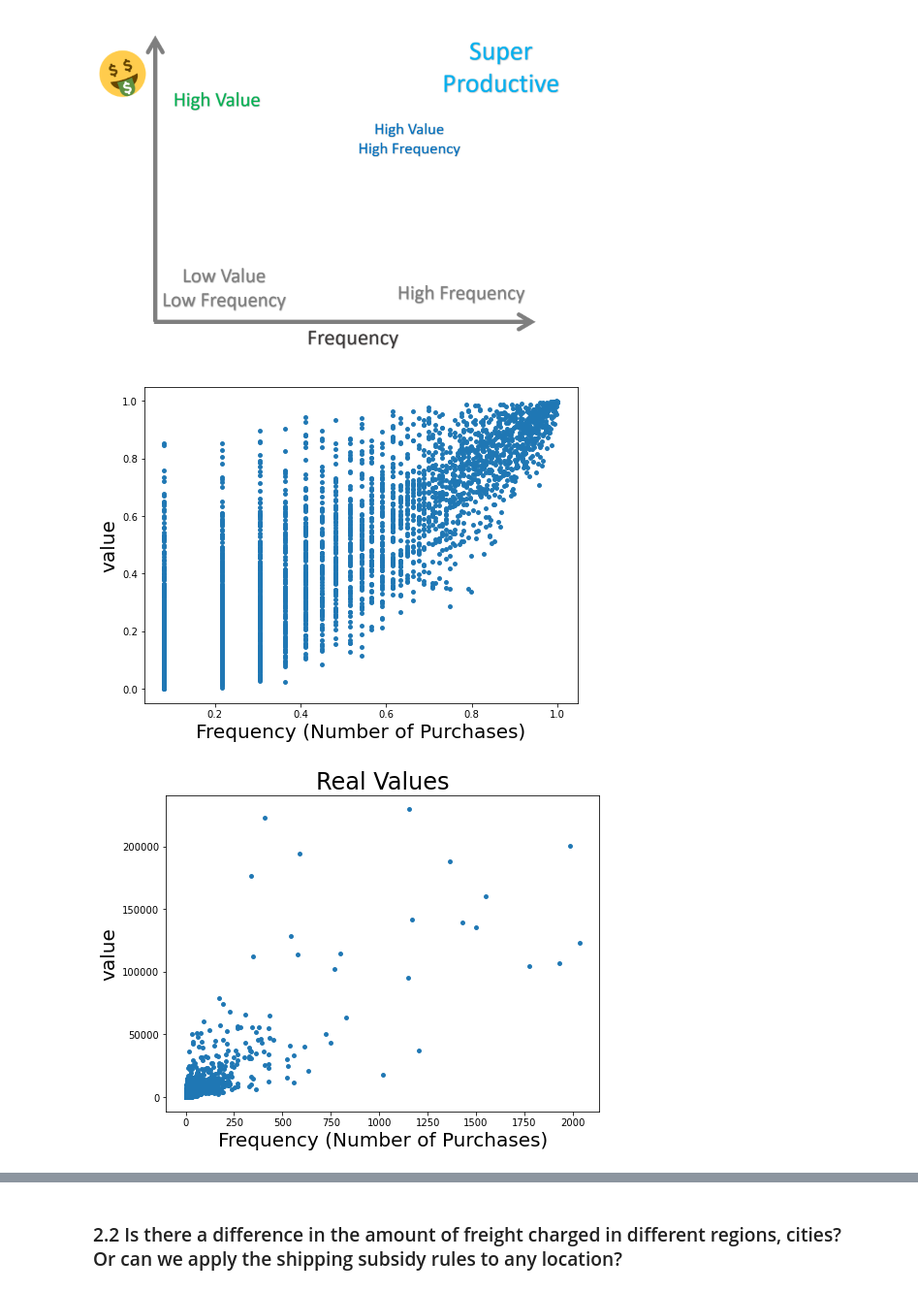
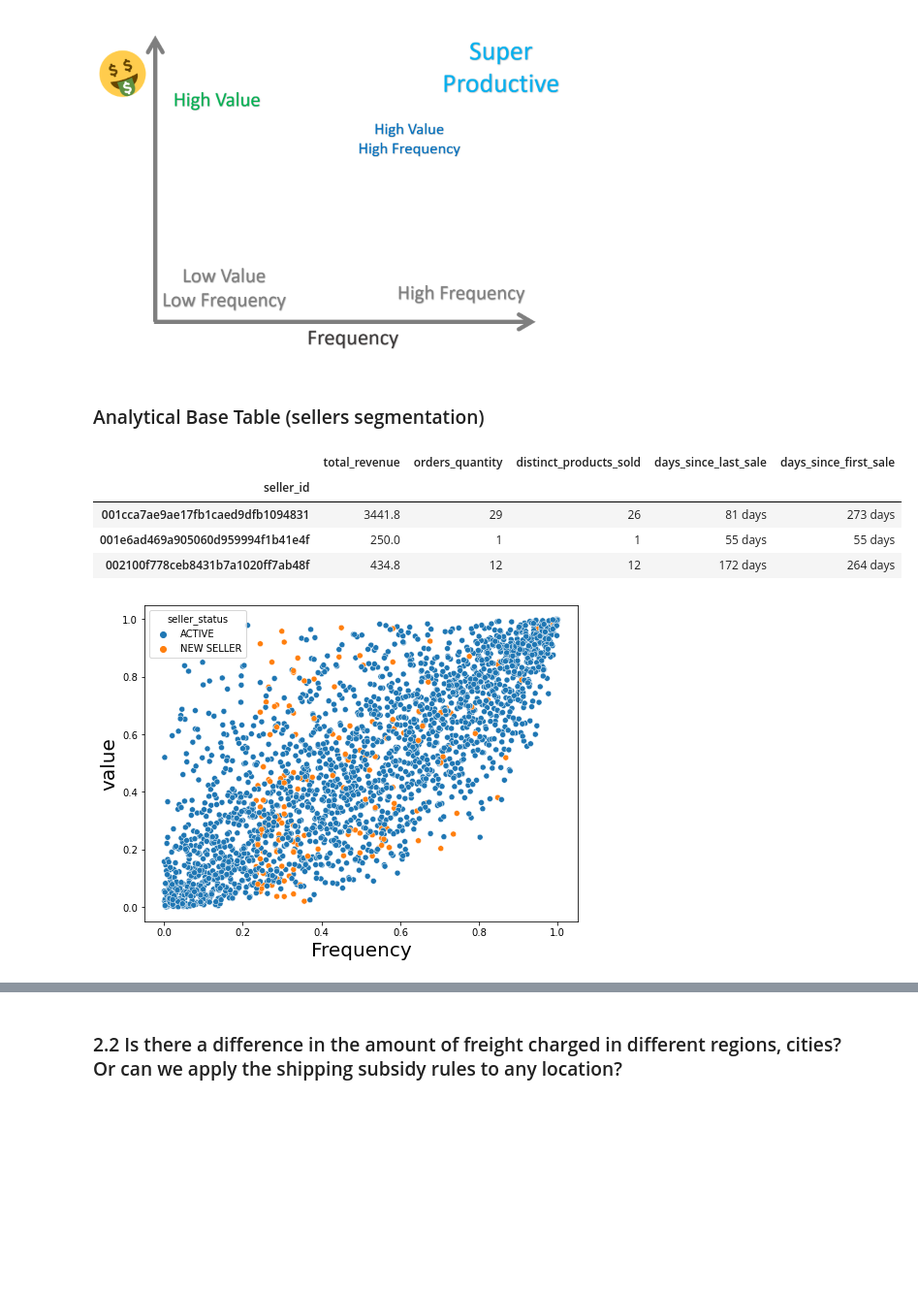
Before and after one commit to pauloreis-ds/olist, a Jupyter notebook: business_questions_insights/notebooks/1.0-pr-data-analysis-postgresql.ipynb, the cells around one changed output, grey strips where cells are left out. Shown at 97% size. Drawn from its saved outputs; the diff is of its cells as text; code cells hidden in the pictures; blank space fills up the shorter version.

```diff
--- a/business_questions_insights/notebooks/1.0-pr-data-analysis-postgresql.ipynb
+++ b/business_questions_insights/notebooks/1.0-pr-data-analysis-postgresql.ipynb
@@ -512,19 +498,29 @@ Image("../images/type_of_sellers.PNG", width=500)
 # %% [output]
 [figure]
 # %%
-# amount_sold_brl revenue Value*
-sellers_productivity_df.groupby("seller_id")["price"].sum()
+# amount_sold_brl revenue - Value*
+total_revenue = sellers_productivity_df.groupby("seller_id")["price"].sum()
+total_revenue.name = "total_revenue"
+
 # sales_quantity "False Frequency"
-sellers_productivity_df.groupby("seller_id")["order_id"].count()
-# distinct_products_quantity
-sellers_productivity_df.groupby("seller_id")["order_id"].nunique()
-# days_since_last_sale Recency*
-pd.to_datetime(sellers_productivity_df.groupby("seller_id")["order_approved_at"].max()).dt.date.apply(lambda x: NOWADAY - x)
-# days_since_first_sale
-pd.to_datetime(sellers_productivity_df.groupby("seller_id")["order_approved_at"].min()).dt.date.apply(lambda x: NOWADAY - x)
-# Frequency*
+orders_quantity = sellers_productivity_df.groupby("seller_id")["order_id"].count()
+orders_quantity.name = "orders_quantity"
 
-# amount_sold_brl revenue percentile rank
-sellers_productivity_df.groupby("seller_id")["price"].sum().rank(pct=True)
 #
-sellers_productivity_df.groupby("seller_id")["order_id"].count().rank(pct=True)
+distinct_products_sold = sellers_productivity_df.groupby("seller_id")["order_id"].nunique()
+distinct_products_sold.name = "distinct_products_sold"
+
+# Recency*
+days_since_last_sale = pd.to_datetime(sellers_productivity_df.groupby("seller_id")["order_approved_at"].max()).dt.date.apply(lambda x: NOWADAY - x)
+days_since_last_sale.name = "days_since_last_sale"
+
+# days in the database "Enrollment"
+days_since_first_sale = pd.to_datetime(sellers_productivity_df.groupby("seller_id")["order_approved_at"].min()).dt.date.apply(lambda x: NOWADAY - x)
+days_since_first_sale.name = "days_since_first_sale"
+
+# # amount_sold_brl revenue percentile rank
+# sellers_productivity_df.groupby("seller_id")["price"].sum().rank(pct=True)
+
+# # Quantity of Days Divided by Number of Purchases - Frequency*
+# (pd.to_datetime(sellers_productivity_df.groupby("seller_id")["order_approved_at"].min()).dt.date.apply(lambda x: NOWADAY - x)/
+#  sellers_productivity_df.groupby("seller_id")["order_id"].count()).rank(pct=True)
@@ -537,0 +527,13 @@ f = sellers_productivity_df.groupby("seller_id")["order_id"].count()
+# %% [markdown]
+### Analytical Base Table (sellers segmentation)
+# %%
+dfs = [total_revenue, orders_quantity, distinct_products_sold, days_since_last_sale, days_since_first_sale]
+sellers_sgmt_abt = reduce(lambda left,right: pd.merge(left,right,on='seller_id'), dfs)
+
+sellers_sgmt_abt.head(3)
+# %% [output]
+|  | total_revenue | orders_quantity | distinct_products_sold | days_since_last_sale | days_since_first_sale |
+| seller_id |  |  |  |  |  |
+| 001cca7ae9ae17fb1caed9dfb1094831 | 3441.8 | 29 | 26 | 81 days | 273 days |
+| 001e6ad469a905060d959994f1b41e4f | 250.0 | 1 | 1 | 55 days | 55 days |
+| 002100f778ceb8431b7a1020ff7ab48f | 434.8 | 12 | 12 | 172 days | 264 days |
@@ -538,17 +579,7 @@ f = sellers_productivity_df.groupby("seller_id")["order_id"].count()
 # %%
 fig(8,6)
-plt.xlabel('Frequency (Number of Purchases)', size=20)
+plt.xlabel('Frequency', size=20)
 plt.ylabel('value', size=20)
-plt.scatter(frequency_rank, value_rank, s=15);
+sns.scatterplot(data=sellers_sgmt_abt, x='frequency_rank', y='value_rank', hue='seller_status');
 # %% [output]
-[figure, old version]
+[figure, new version]
-# %%
-fig(8,6)
-plt.title("Real Values", size=24)
-plt.xlabel('Frequency (Number of Purchases)', size=20)
-plt.ylabel('value', size=20)
-# plt.xlim(-10,1000)
-# plt.ylim(0,50000)
-plt.scatter(f, v, s=15);
-# %% [output]
-[figure, removed]
```
Also changed, not shown: parts of 19 cells of this notebook.
